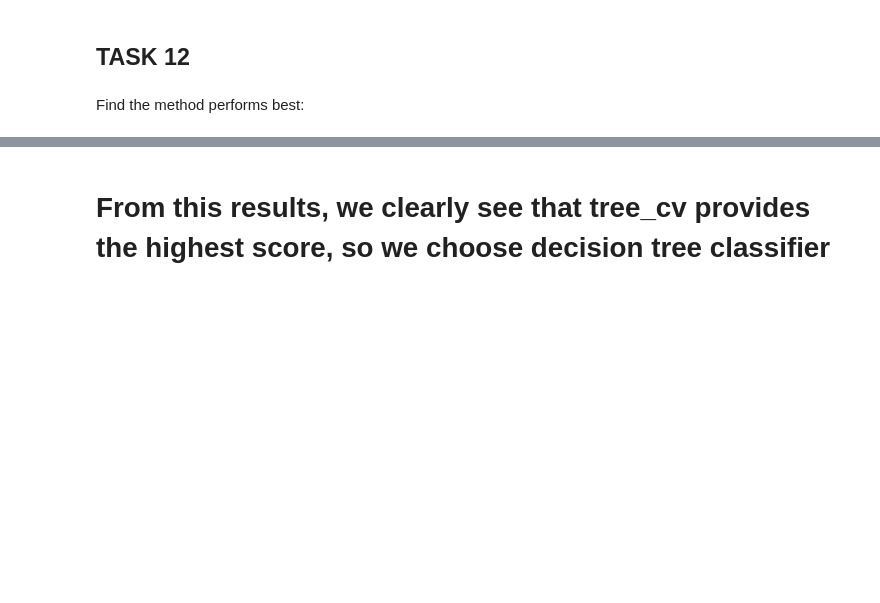
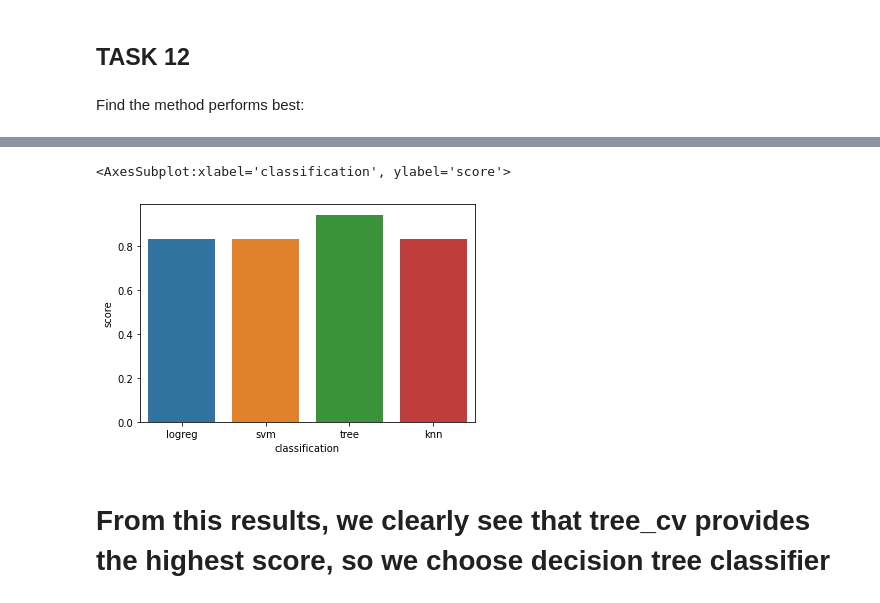
Before and after one commit to teddidodo/IBM_Data_Science, a Jupyter notebook: Course 10/predictive_analysis/SpaceX_Machine Learning Prediction_Part_5.ipynb, the cells around one changed output, grey strips where cells are left out. Cells and saved outputs as stored; diff of their text form; code cells hidden in the pictures; blank space fills up the shorter version.

```diff
--- a/Course 10/predictive_analysis/SpaceX_Machine Learning Prediction_Part_5.ipynb
+++ b/Course 10/predictive_analysis/SpaceX_Machine Learning Prediction_Part_5.ipynb
@@ -245,7 +245,8 @@ accuracy : 0.8482142857142856
 # %% [markdown]
 Calculate the accuracy on the test data using the method <code>score</code>:
 # %%
-svm_cv.score(X_test, Y_test)
+svm_score = svm_cv.score(X_test, Y_test)
+svm_score
 # %% [output]
 0.8333333333333334
 # %% [markdown]
@@ -293,7 +294,8 @@ accuracy : 0.8767857142857143
 # %% [markdown]
 Calculate the accuracy of tree_cv on the test data using the method <code>score</code>:
 # %%
-tree_cv.score(X_test, Y_test)
+tree_score = tree_cv.score(X_test, Y_test)
+tree_score
 # %% [output]
 0.9444444444444444
 # %% [markdown]
@@ -337,7 +339,8 @@ plot_confusion_matrix(Y_test,yhat)
 # %% [markdown]
 Calculate the accuracy of tree_cv on the test data using the method <code>score</code>:
 # %%
-knn_cv.score(X_test, Y_test)
+knn_score = knn_cv.score(X_test, Y_test)
+knn_score
 # %% [output]
 0.8333333333333334
 # %% [markdown]
@@ -363,0 +377,4 @@ print(knn_cv.best_score_)
+# %%
+score_dict = {'classification': ['logreg', 'svm', 'tree', 'knn'], 'score': [logreg_score, svm_score, tree_score, knn_score], 'best_score': [logreg_cv.best_score_, svm_cv.best_score_, tree_cv.best_score_, knn_cv.best_score_]}
+df_accuracy = pd.DataFrame.from_dict(score_dict)
+df_accuracy
@@ -364,3 +387,8 @@ print(knn_cv.best_score_)
+# %%
+sns.barplot(data=df_accuracy, x="classification", y="score")
+# %% [output]
+<AxesSubplot:xlabel='classification', ylabel='score'>
+[figure, added]
 # %% [markdown]
 # From this results, we clearly see that tree_cv provides the highest score, so we choose decision tree classifier
 # %% [markdown]
```
Also changed, not shown: parts of 4 cells of this notebook, 1 other file.
